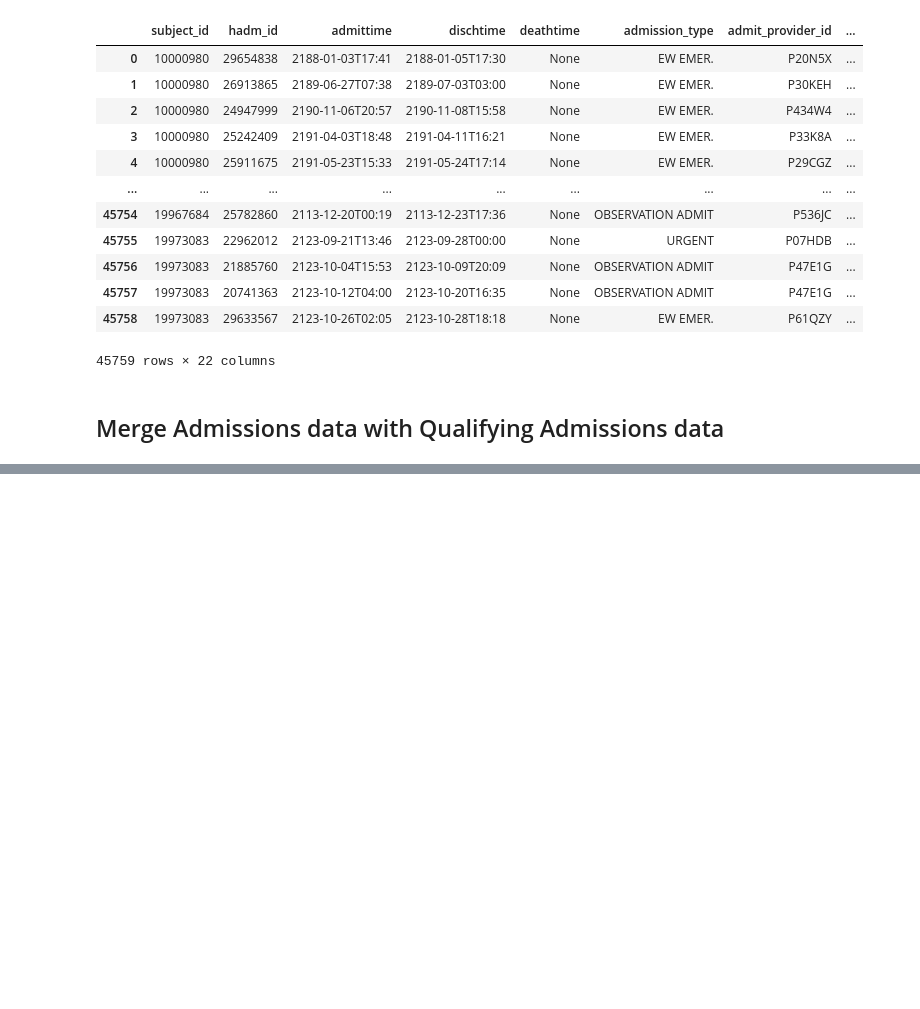
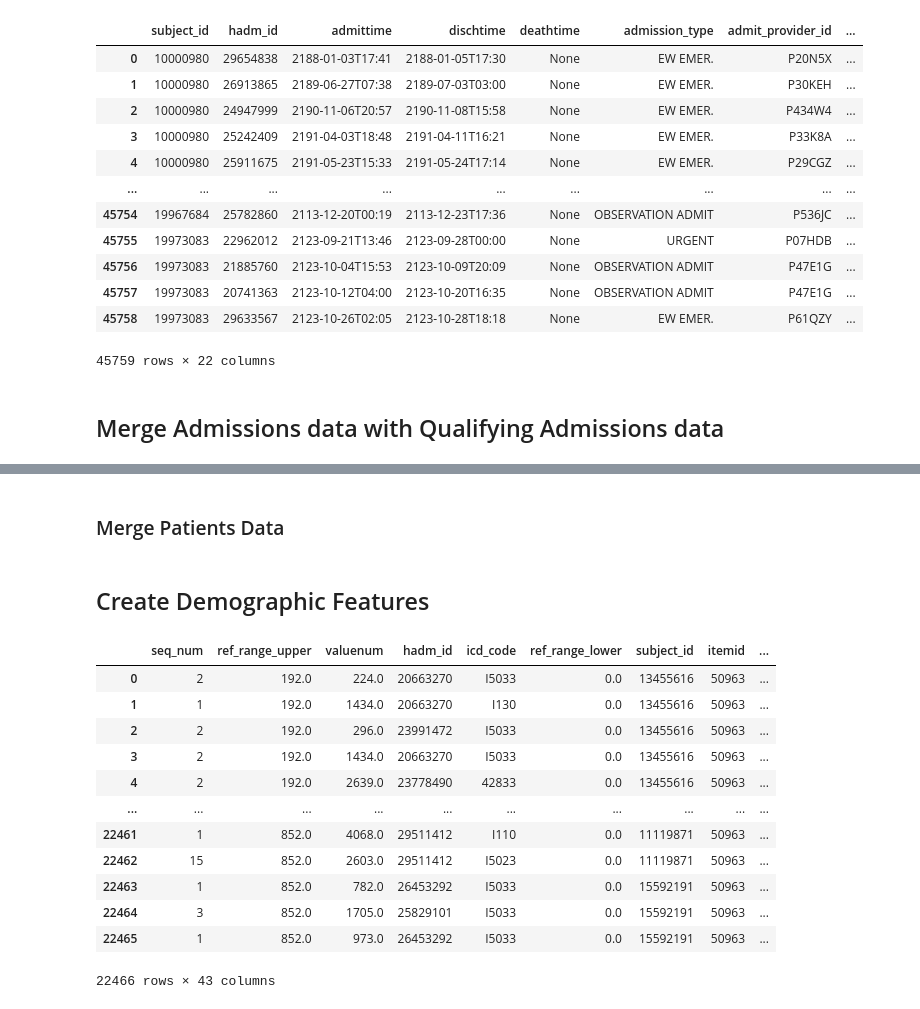
Before and after one commit to kevinmenear/mimic-iv-etl, a Jupyter notebook: notebooks/ml_readmission_risk.ipynb, the cells around one changed output, grey strips where cells are left out. Saved outputs shown, nothing was run; the diff lists cells and outputs as text; code cells hidden in the pictures; blank space fills up the shorter version.

```diff
--- a/notebooks/ml_readmission_risk.ipynb
+++ b/notebooks/ml_readmission_risk.ipynb
@@ -327,0 +313,2 @@ only showing top 20 rows
+# %%
+patients_df = bq.run_query(spark, patients_query)
@@ -327,0 +331,8 @@ only showing top 20 rows
+# %% [markdown]
+### Merge Patients Data
+# %%
+merged_df = left_merge_dataframes(merged_df, patients_df, ['subject_id'])
+# %% [markdown]
+## Create Demographic Features
+# %%
+feature_engineer = FeatureEngineering(merged_df)
@@ -327,0 +372,18 @@ only showing top 20 rows
+# %%
+processed_df = feature_engineer.get_processed_data()
+# %%
+processed_df.toPandas()
+# %% [output]
+|  | seq_num | ref_range_upper | valuenum | hadm_id | icd_code | ref_range_lower | subject_id | itemid | ... |
+| 0 | 2 | 192.0 | 224.0 | 20663270 | I5033 | 0.0 | 13455616 | 50963 | ... |
+| 1 | 1 | 192.0 | 1434.0 | 20663270 | I130 | 0.0 | 13455616 | 50963 | ... |
+| 2 | 2 | 192.0 | 296.0 | 23991472 | I5033 | 0.0 | 13455616 | 50963 | ... |
+| 3 | 2 | 192.0 | 1434.0 | 20663270 | I5033 | 0.0 | 13455616 | 50963 | ... |
+| 4 | 2 | 192.0 | 2639.0 | 23778490 | 42833 | 0.0 | 13455616 | 50963 | ... |
+| ... | ... | ... | ... | ... | ... | ... | ... | ... | ... |
+| 22461 | 1 | 852.0 | 4068.0 | 29511412 | I110 | 0.0 | 11119871 | 50963 | ... |
+| 22462 | 15 | 852.0 | 2603.0 | 29511412 | I5023 | 0.0 | 11119871 | 50963 | ... |
+| 22463 | 1 | 852.0 | 782.0 | 26453292 | I5033 | 0.0 | 15592191 | 50963 | ... |
+| 22464 | 3 | 852.0 | 1705.0 | 25829101 | I5033 | 0.0 | 15592191 | 50963 | ... |
+| 22465 | 1 | 852.0 | 973.0 | 26453292 | I5033 | 0.0 | 15592191 | 50963 | ... |
+22466 rows × 43 columns
```
Also changed, not shown: parts of 30 cells of this notebook, 1 other file.
